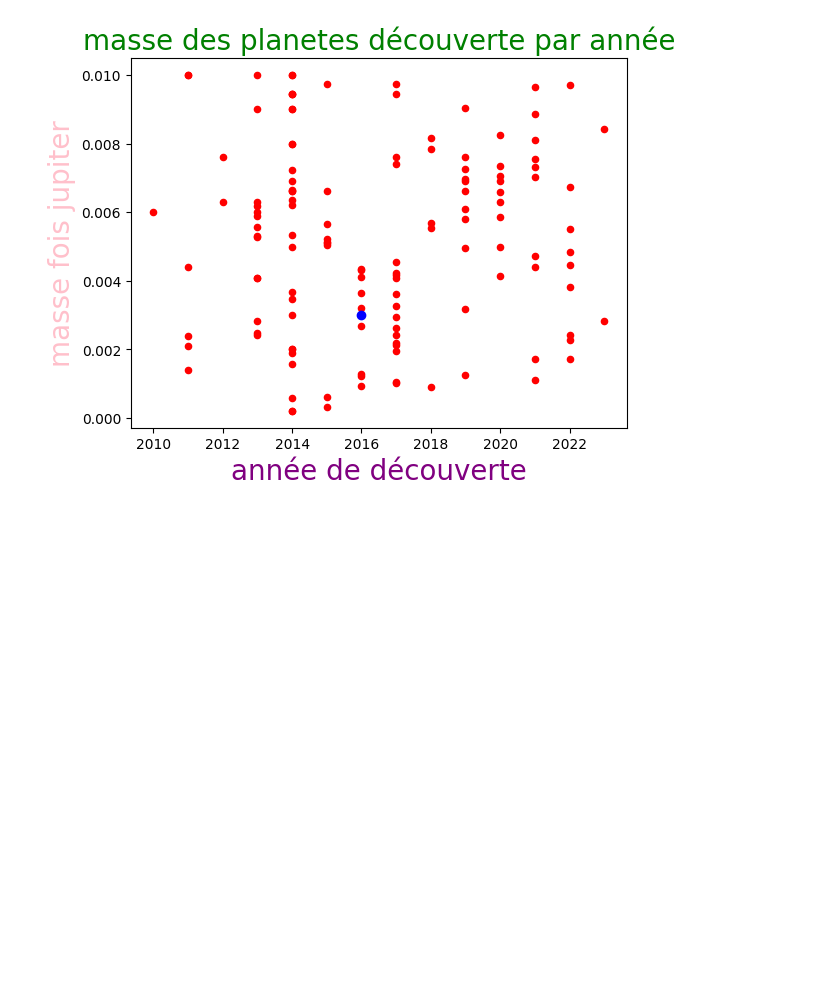
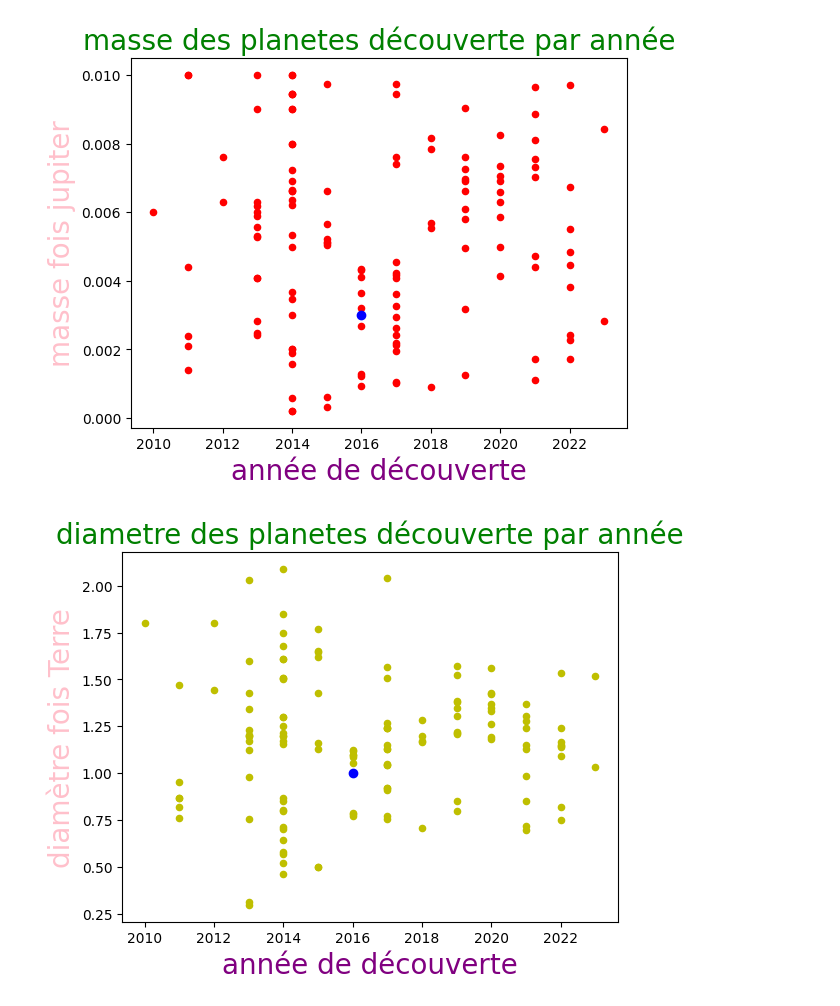
Before and after one commit to miraceti/Python_codes, a Jupyter notebook: pandas/pandas2.ipynb, the cells around one changed output. Drawn from its saved outputs; the diff is of its cells as text; code cells hidden in the pictures; blank space fills up the shorter version.

Commit message:
legend1

```diff
--- a/pandas/pandas2.ipynb
+++ b/pandas/pandas2.ipynb
@@ -231,3 +231,15 @@ plt.plot(2016,0.003, marker="o", color="blue")
 plt.show()
 # %% [output]
 [figure]
+# %%
+#diametre (terre) des planete découverte par année
+import matplotlib.pyplot as plt
+df8.plot(kind='scatter', x='disc_year', y='pl_rade', color='y')
+plt.title("diametre des planetes découverte par année", color='green', fontsize=20)
+plt.xlabel("année de découverte", color='purple', fontsize=20)
+plt.ylabel("diamètre fois Terre", color='pink', fontsize=20)
+#la terre est le point bleu
+plt.plot(2016,1, marker="o", color="blue")
+plt.show()
+# %% [output]
+[figure, added]
```
Also changed, not shown: parts of 11 cells of this notebook.
